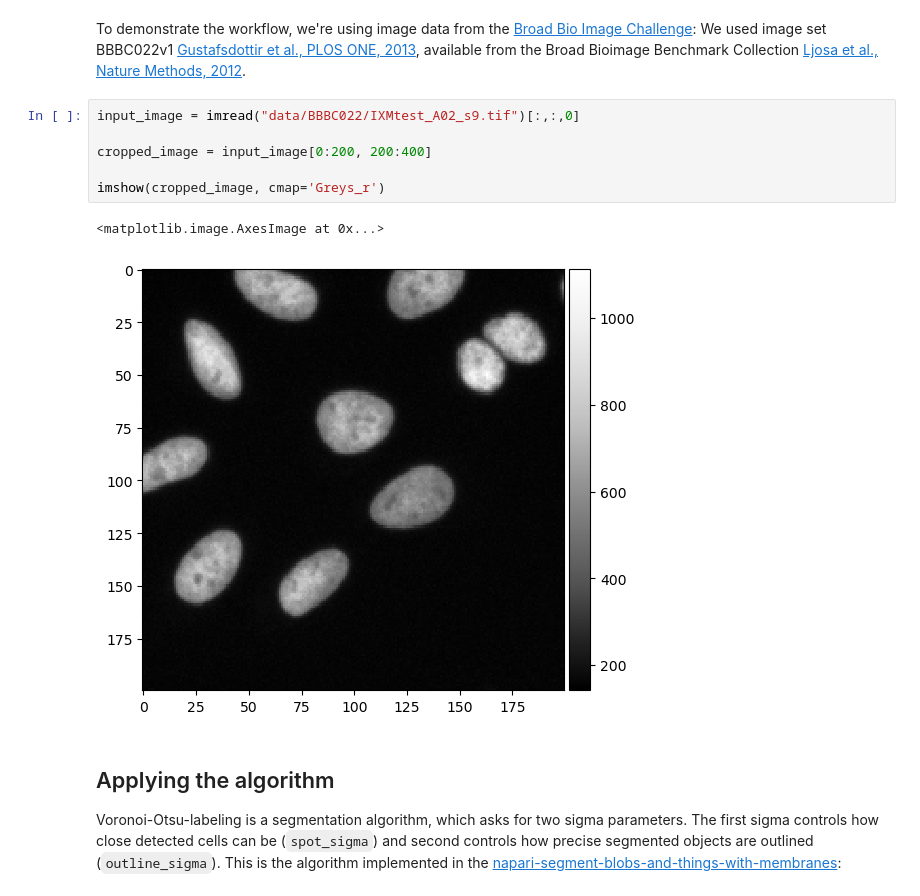
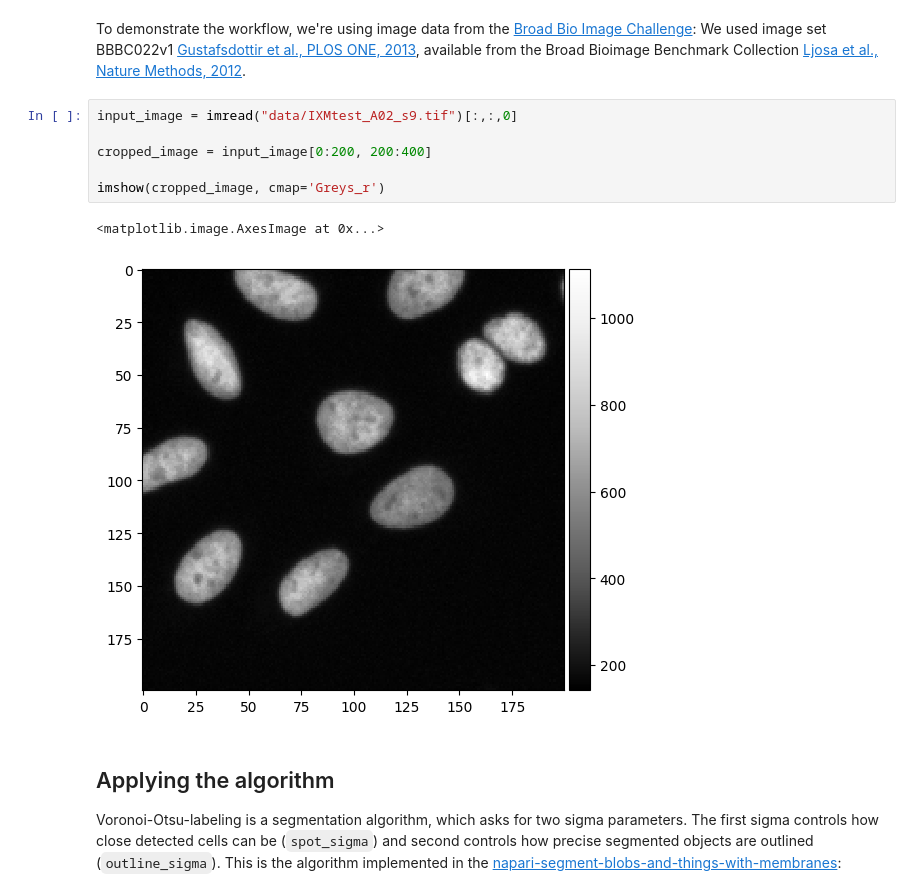
Before and after one commit to ScaDS/BIDS-lecture-2024, a Jupyter notebook: 04a_image_segmentation/11_voronoi_otsu_labeling.ipynb, the cells around one changed output. Cells and saved outputs as stored; diff of their text form.

```diff
--- a/04a_image_segmentation/11_voronoi_otsu_labeling.ipynb
+++ b/04a_image_segmentation/11_voronoi_otsu_labeling.ipynb
@@ -11,14 +11,14 @@ import napari_segment_blobs_and_things_with_membranes as nsbatwm
 To demonstrate the workflow, we're using image data from the [Broad Bio Image Challenge](https://bbbc.broadinstitute.org/BBBC022):
 We used image set BBBC022v1 [Gustafsdottir et al., PLOS ONE, 2013](http://dx.doi.org/10.1371/journal.pone.0080999), available from the Broad Bioimage Benchmark Collection [Ljosa et al., Nature Methods, 2012](http://dx.doi.org/10.1038/nmeth.2083).
 # %%
-input_image = imread("data/BBBC022/IXMtest_A02_s9.tif")[:,:,0]
+input_image = imread("data/IXMtest_A02_s9.tif")[:,:,0]
 
 cropped_image = input_image[0:200, 200:400]
 
 imshow(cropped_image, cmap='Greys_r')
 # %% [output]
 <matplotlib.image.AxesImage at 0x...>
-[figure, old version]
+[figure, new version]
 # %% [markdown]
 ## Applying the algorithm
 Voronoi-Otsu-labeling is a segmentation algorithm, which asks for two sigma parameters. The first sigma controls how close detected cells can be (`spot_sigma`) and second controls how precise segmented objects are outlined (`outline_sigma`). This is the algorithm implemented in the [napari-segment-blobs-and-things-with-membranes](https://github.com/haesleinhuepf/napari-segment-blobs-and-things-with-membranes):
```
Also changed, not shown: parts of 4 cells of this notebook, 1 other file.
